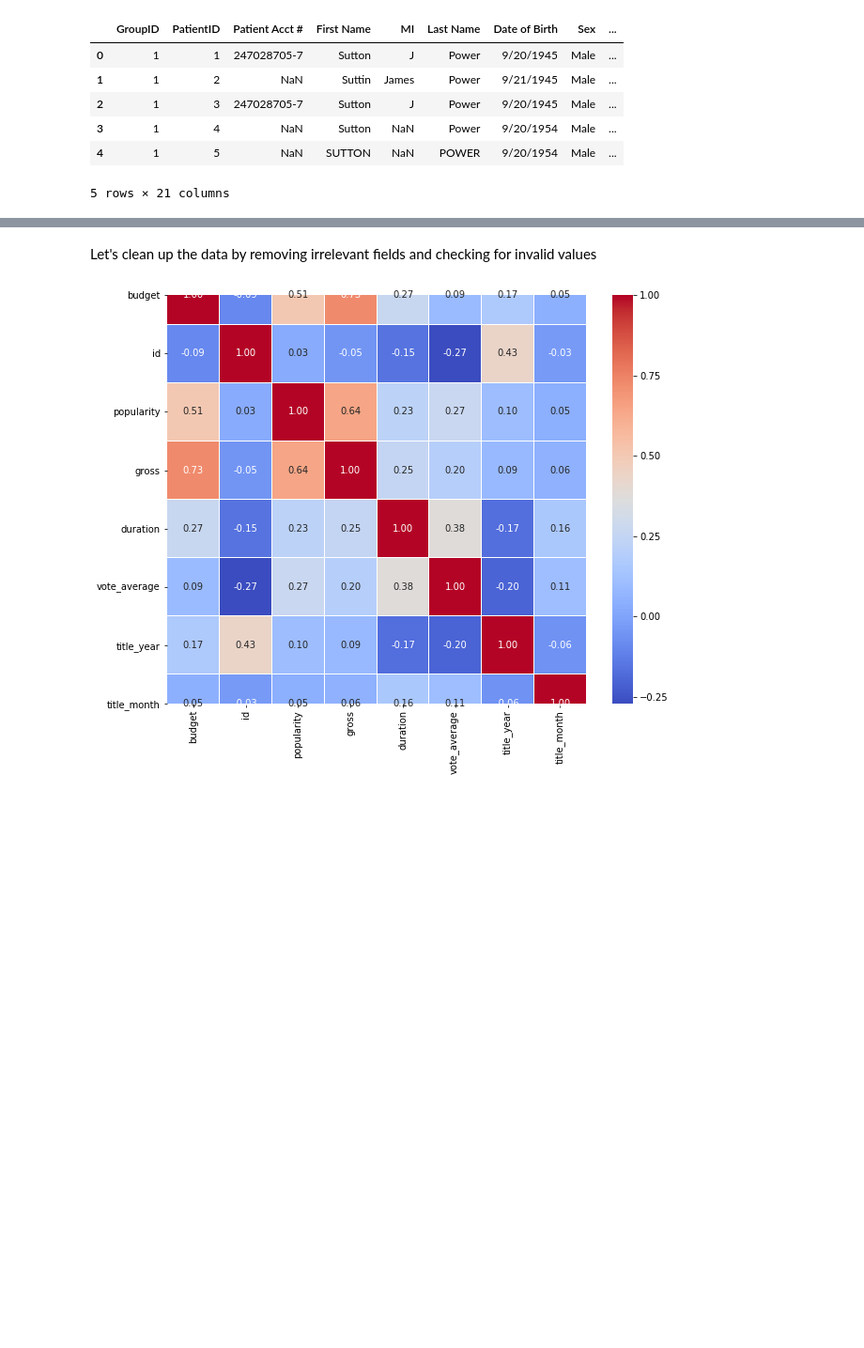
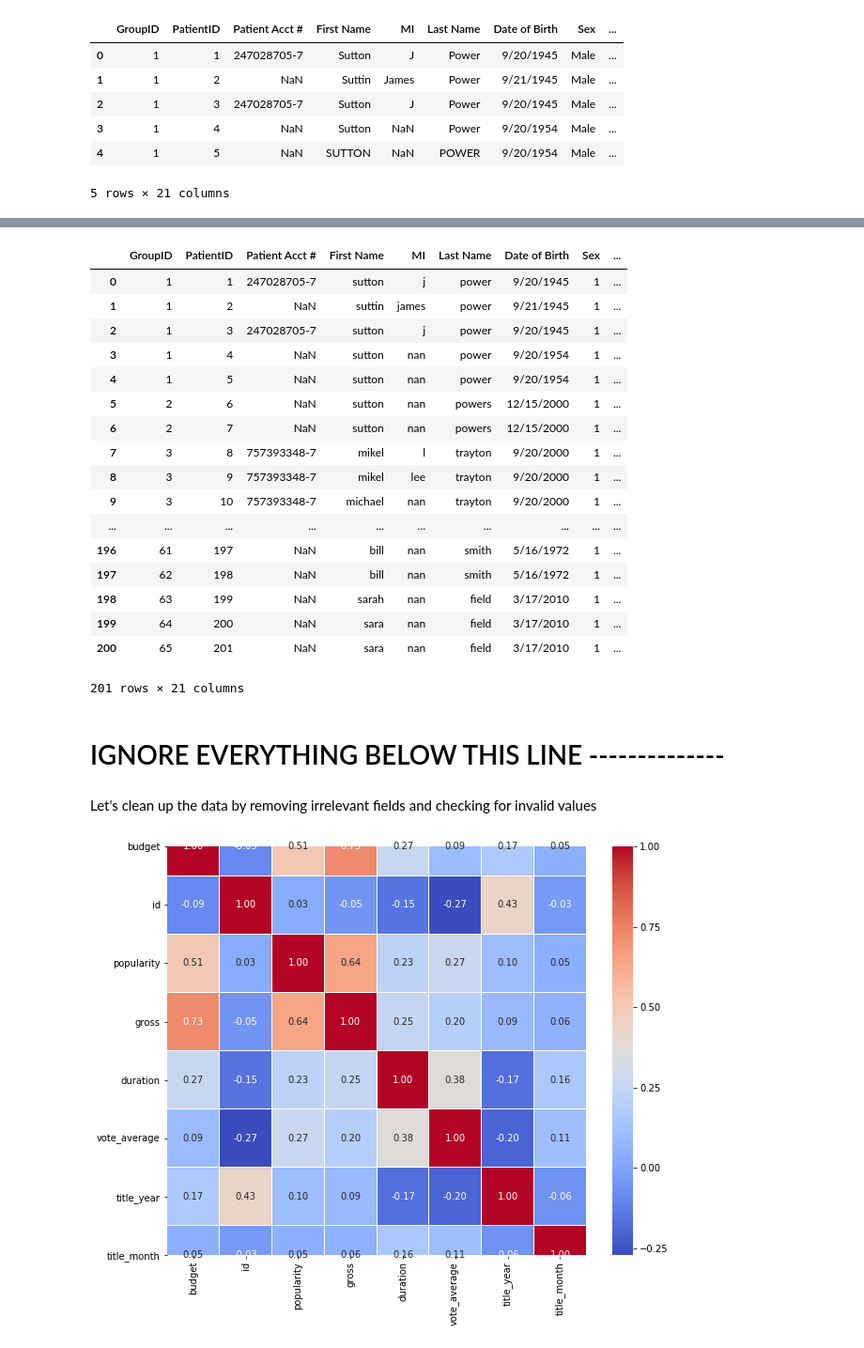
Before and after one commit to tonyz0909/LAHacks, a Jupyter notebook: machine_learning.ipynb, the cells around one changed output, grey strips where cells are left out. Shown at 94% size. Cells and saved outputs as stored; diff of their text form; code cells hidden in the pictures; blank space fills up the shorter version.

```diff
--- a/machine_learning.ipynb
+++ b/machine_learning.ipynb
@@ -58,3 +99,49 @@ pretreated_data.head()
+# %%
+# treat all columns (besides ID and account #'s) as alphabetic (ie string) for now
+alphabeticCols = ['First Name', 'MI',
+       'Last Name', 'Date of Birth', 'Sex', 'Current Street 1',
+       'Current Street 2', 'Current City', 'Current State', 'Current Zip Code',
+       'Previous First Name', 'Previous MI', 'Previous Last Name',
+       'Previous Street 1', 'Previous Street 2', 'Previous City',
+       'Previous State', 'Previous Zip Code']
+
+patientsClean = patients.copy()
+
+
+# change everything to lowercase
+for col in alphabeticCols:
+    patientsClean.loc[:,col] = patientsClean.loc[:,col].astype(str).str.lower()
+
+# make gender binary (0 for male 2 for female 1 for unknown)
+patientsClean.loc[:,'Sex'] = 0 if patientsClean.loc[:,col][0] == 'M' else 2 if patientsClean.loc[:,col][0] == 'F' else 1
+
+# account for abbreviations in current state
+
+# account for variations in current street 2 (apartment vs apt vs #)
+
+
+patientsClean
+# %% [output]
+|  | GroupID | PatientID | Patient Acct # | First Name | MI | Last Name | Date of Birth | Sex | ... |
+| 0 | 1 | 1 | 247028705-7 | sutton | j | power | 9/20/1945 | 1 | ... |
+| 1 | 1 | 2 | NaN | suttin | james | power | 9/21/1945 | 1 | ... |
+| 2 | 1 | 3 | 247028705-7 | sutton | j | power | 9/20/1945 | 1 | ... |
+| 3 | 1 | 4 | NaN | sutton | nan | power | 9/20/1954 | 1 | ... |
+| 4 | 1 | 5 | NaN | sutton | nan | power | 9/20/1954 | 1 | ... |
+| 5 | 2 | 6 | NaN | sutton | nan | powers | 12/15/2000 | 1 | ... |
+| 6 | 2 | 7 | NaN | sutton | nan | powers | 12/15/2000 | 1 | ... |
+| 7 | 3 | 8 | 757393348-7 | mikel | l | trayton | 9/20/2000 | 1 | ... |
+| 8 | 3 | 9 | 757393348-7 | mikel | lee | trayton | 9/20/2000 | 1 | ... |
+| 9 | 3 | 10 | 757393348-7 | michael | nan | trayton | 9/20/2000 | 1 | ... |
+| ... | ... | ... | ... | ... | ... | ... | ... | ... | ... |
+| 196 | 61 | 197 | NaN | bill | nan | smith | 5/16/1972 | 1 | ... |
+| 197 | 62 | 198 | NaN | bill | nan | smith | 5/16/1972 | 1 | ... |
+| 198 | 63 | 199 | NaN | sarah | nan | field | 3/17/2010 | 1 | ... |
+| 199 | 64 | 200 | NaN | sara | nan | field | 3/17/2010 | 1 | ... |
+| 200 | 65 | 201 | NaN | sara | nan | field | 3/17/2010 | 1 | ... |
+201 rows × 21 columns
+# %% [markdown]
+# IGNORE EVERYTHING BELOW THIS LINE --------------
 # %% [markdown]
 Let's clean up the data by removing irrelevant fields and checking for invalid values
 # %%
```
Also changed, not shown: parts of 5 cells of this notebook.
